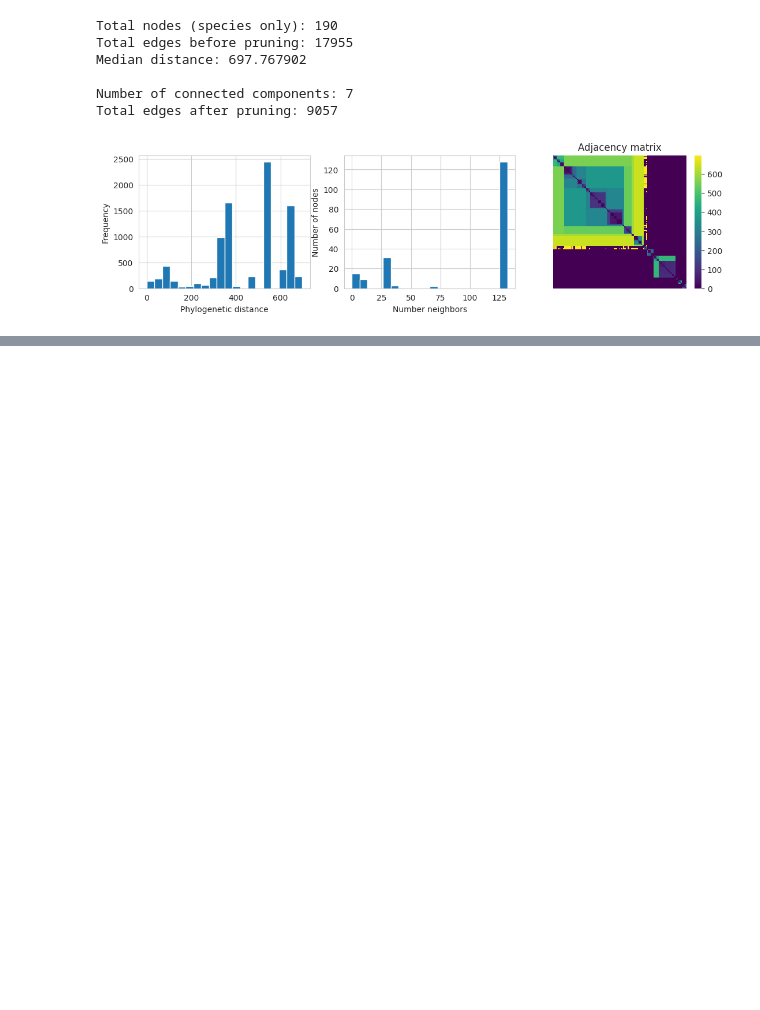
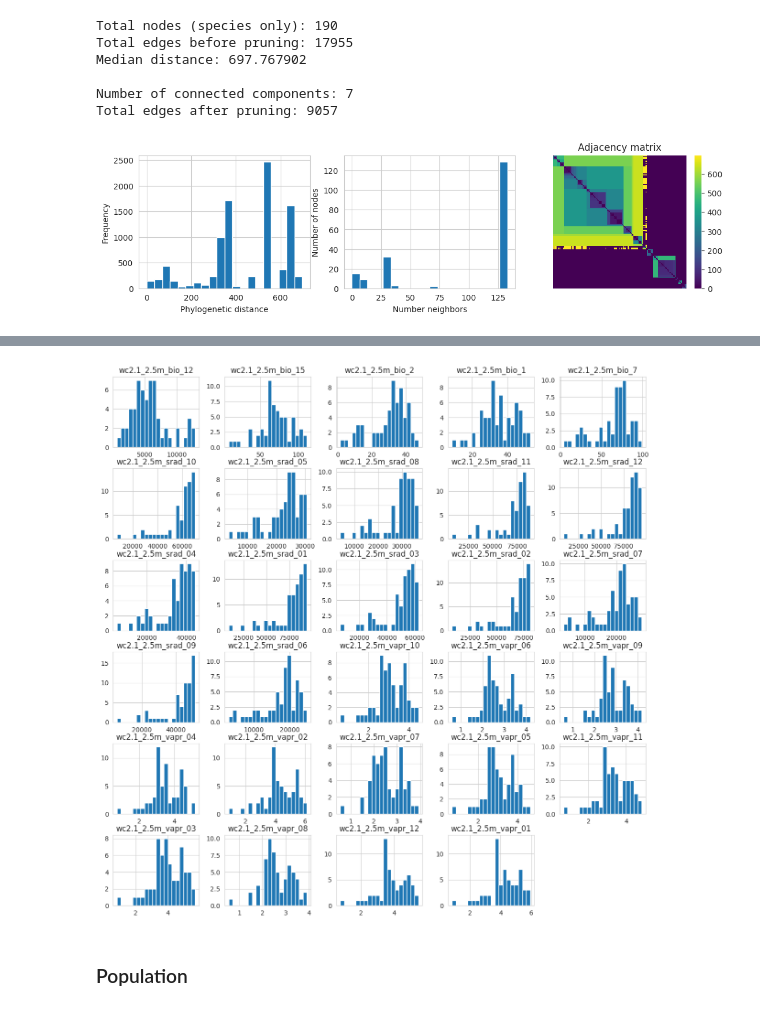
Before and after one commit to simone7monaco/newzeland-plants, a Jupyter notebook: data/new_dataset.ipynb, the cells around one changed output, grey strips where cells are left out. Cells and saved outputs as stored; diff of their text form; code cells hidden in the pictures; blank space fills up the shorter version.

```diff
--- a/data/new_dataset.ipynb
+++ b/data/new_dataset.ipynb
@@ -346,0 +287,7 @@ plt.ylim(-50, -34)
+# %%
+clim_df.hist(bins=20, figsize=(15, 15))
+plt.show()
+# %% [output]
+[figure, added]
+# %% [markdown]
+### Population
```
Also changed, not shown: parts of 68 cells of this notebook, 3 other files.
